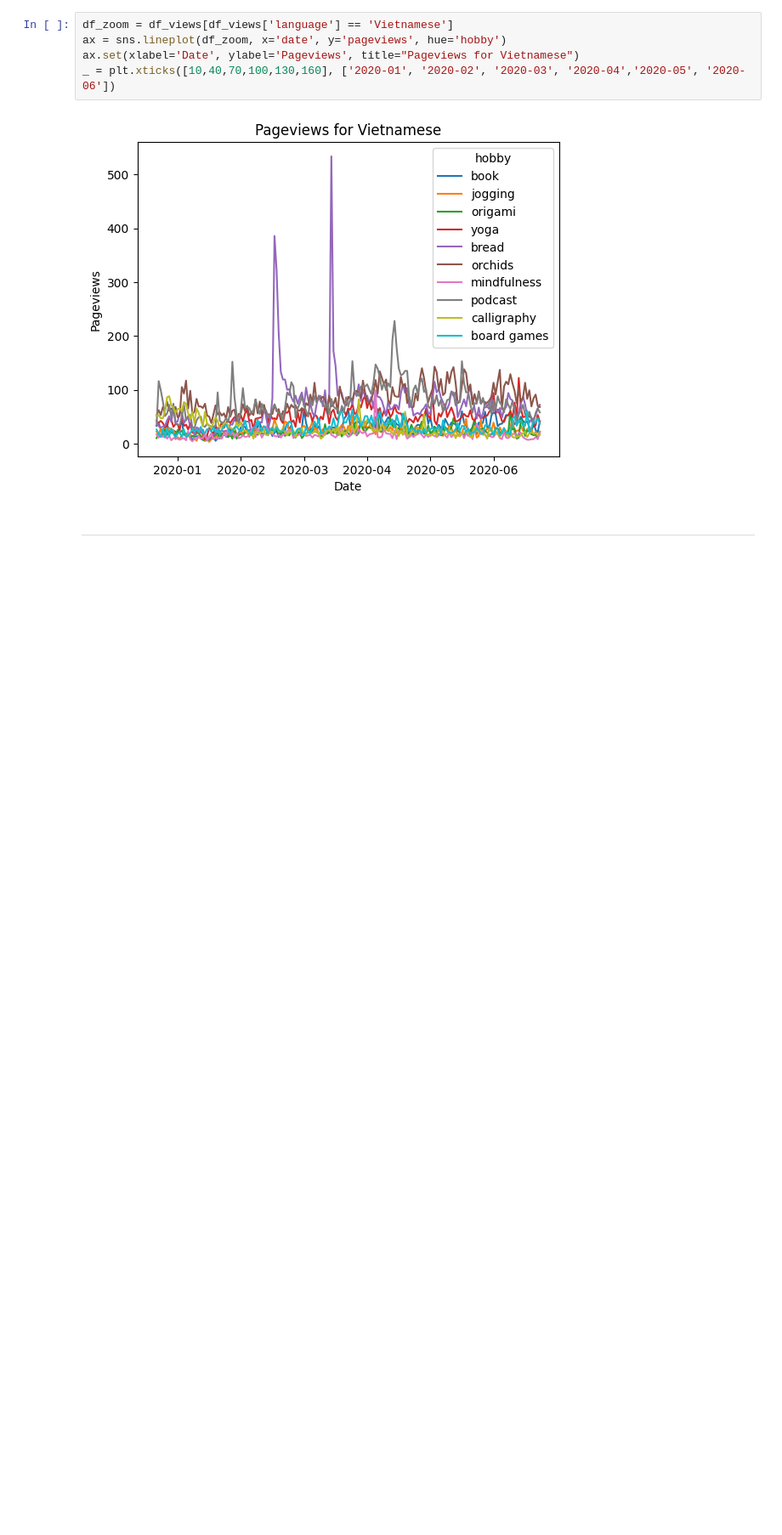
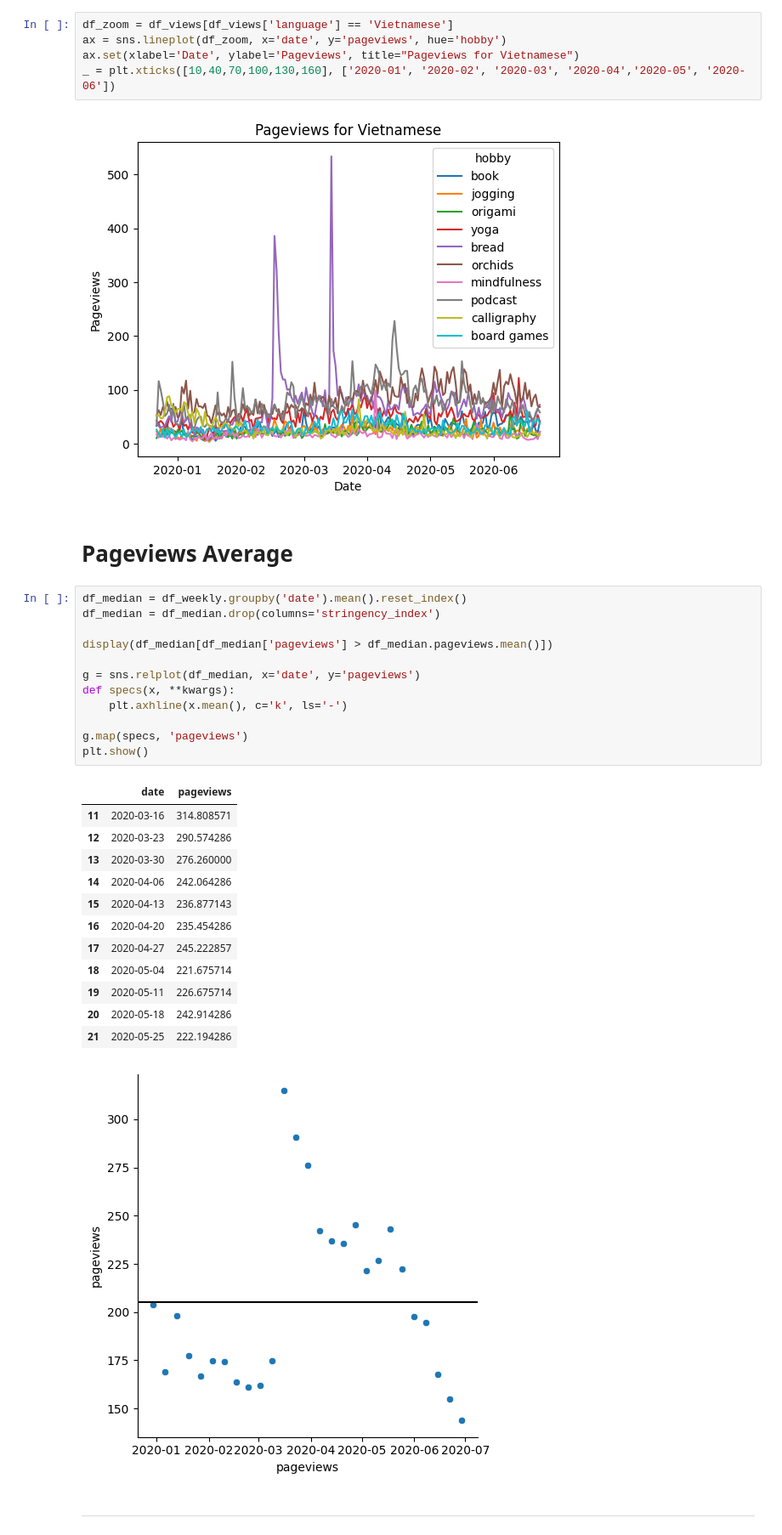
Before and after one commit to amelie106/WikiPageviews, a Jupyter notebook: analysis.ipynb, the cells around one changed output. Shown at 85% size. Saved outputs shown, nothing was run; the diff lists cells and outputs as text; blank space fills up the shorter version.

Commit message:
Add Average Pageviews weekly

```diff
--- a/analysis.ipynb
+++ b/analysis.ipynb
@@ -231,6 +231,34 @@ ax.set(xlabel='Date', ylabel='Pageviews', title="Pageviews for Vietnamese")
 _ = plt.xticks([10,40,70,100,130,160], ['2020-01', '2020-02', '2020-03', '2020-04','2020-05', '2020-06'])
 # %% [output]
 [figure]
+# %% [markdown]
+# Pageviews Average
+# %%
+df_median = df_weekly.groupby('date').mean().reset_index()
+df_median = df_median.drop(columns='stringency_index')
+
+display(df_median[df_median['pageviews'] > df_median.pageviews.mean()])
+
+g = sns.relplot(df_median, x='date', y='pageviews')
+def specs(x, **kwargs):
+    plt.axhline(x.mean(), c='k', ls='-')
+
+g.map(specs, 'pageviews')
+plt.show()
+# %% [output]
+|  | date | pageviews |
+| 11 | 2020-03-16 | 314.808571 |
+| 12 | 2020-03-23 | 290.574286 |
+| 13 | 2020-03-30 | 276.260000 |
+| 14 | 2020-04-06 | 242.064286 |
+| 15 | 2020-04-13 | 236.877143 |
+| 16 | 2020-04-20 | 235.454286 |
+| 17 | 2020-04-27 | 245.222857 |
+| 18 | 2020-05-04 | 221.675714 |
+| 19 | 2020-05-11 | 226.675714 |
+| 20 | 2020-05-18 | 242.914286 |
+| 21 | 2020-05-25 | 222.194286 |
+[figure, added]
 # %% [markdown]
 ---------------------------
 # %% [markdown]
```
Also changed, not shown: parts of 1 cell of this notebook.
